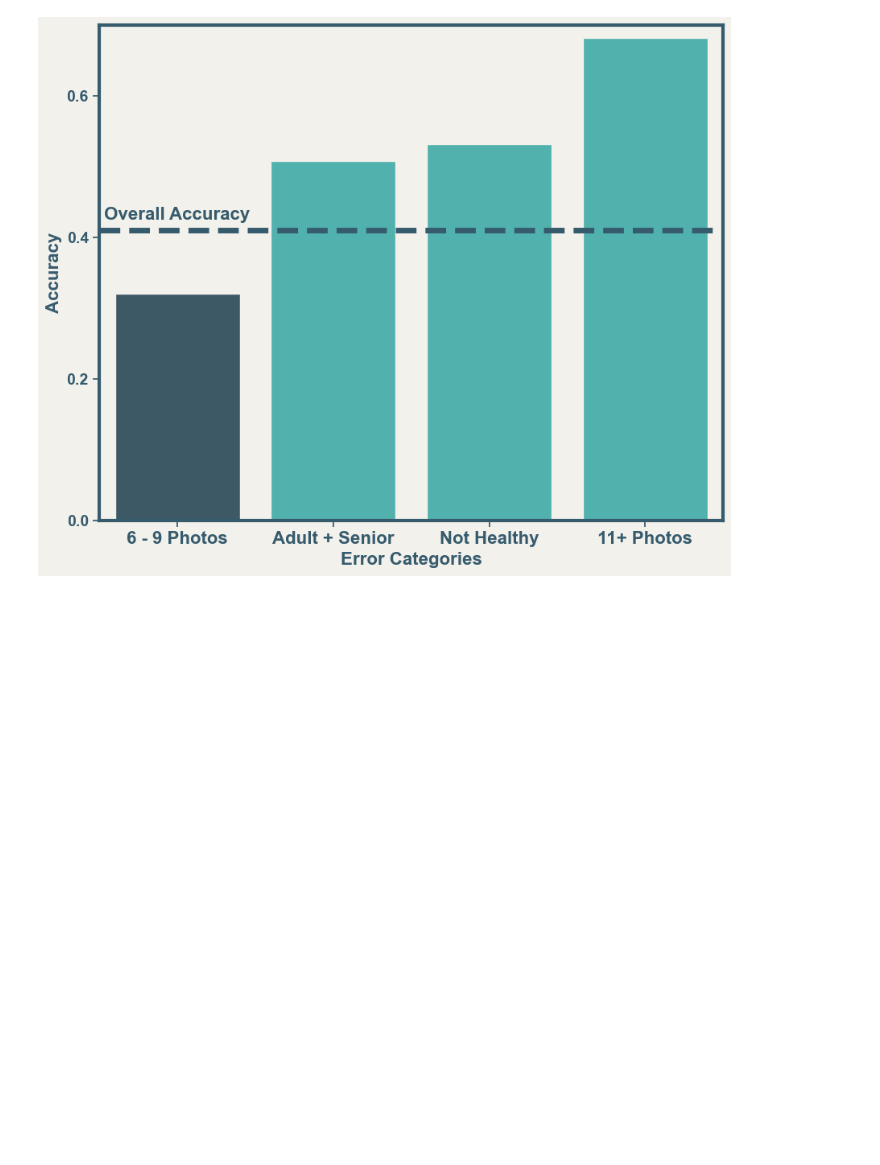
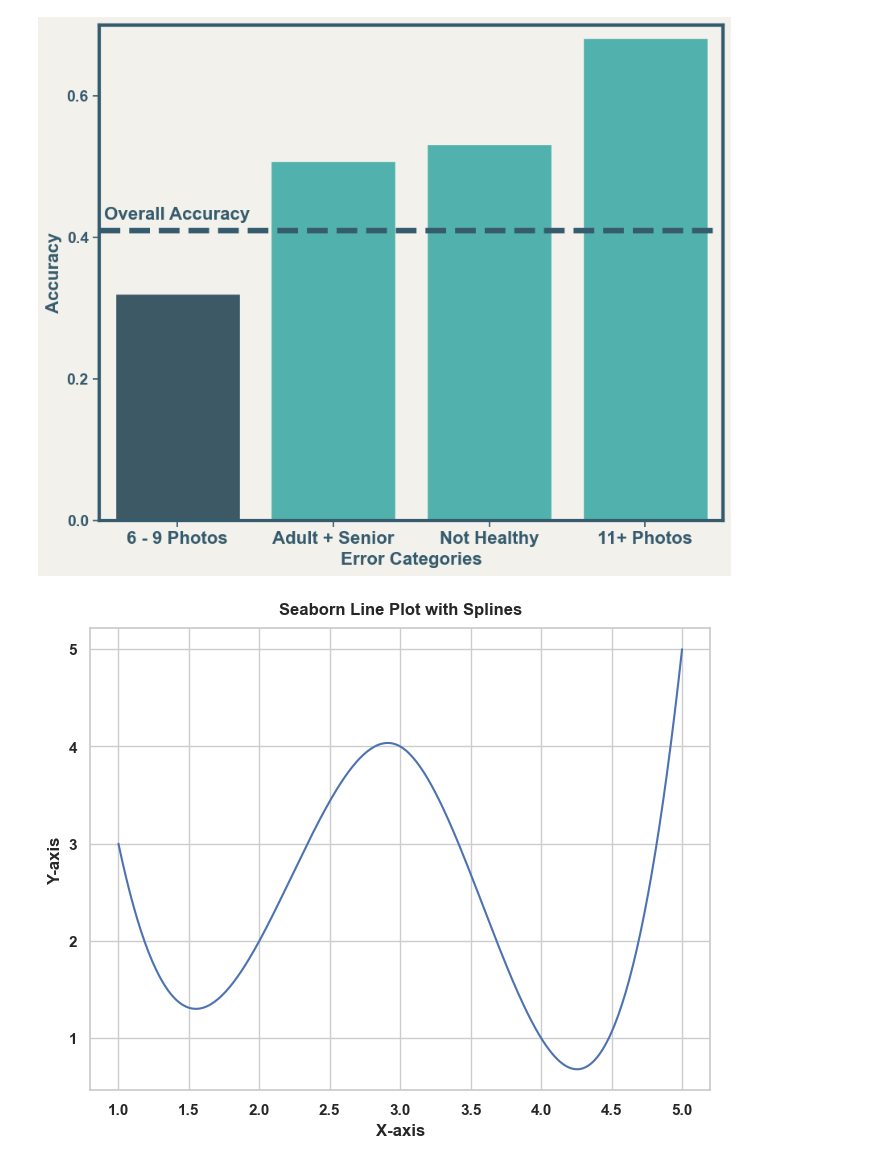
Before and after one commit to LanaCasselmann/ds_capstone_pet_adoptability, a Jupyter notebook: notebooks/error_analysis.ipynb, the cells around one changed output. Saved outputs shown, nothing was run; the diff lists cells and outputs as text; code cells hidden in the pictures; blank space fills up the shorter version.

Commit message:
spline test

```diff
--- a/notebooks/error_analysis.ipynb
+++ b/notebooks/error_analysis.ipynb
@@ -297,3 +297,31 @@ plt.text(0, 0.425, 'Overall Accuracy', fontsize=16, ha='center')
 plt.show()
 # %% [output]
 [figure]
+# %%
+import seaborn as sns
+import matplotlib.pyplot as plt
+from scipy.interpolate import make_interp_spline
+
+# Example data
+x = [1, 2, 3, 4, 5]
+y = [3, 2, 4, 1, 5]
+
+# Create a Seaborn line plot with splines
+sns.set(style="whitegrid")
+plt.figure(figsize=(8, 6))
+
+x_smooth = np.linspace(min(x), max(x), 300)
+spline = make_interp_spline(x, y, k=3)
+y_smooth = spline(x_smooth)
+
+sns.lineplot(x=x_smooth, y=y_smooth)
+
+# Add labels and title
+plt.xlabel("X-axis")
+plt.ylabel("Y-axis")
+plt.title("Seaborn Line Plot with Splines")
+
+# Show the plot
+plt.show()
+# %% [output]
+[figure, added]
```
